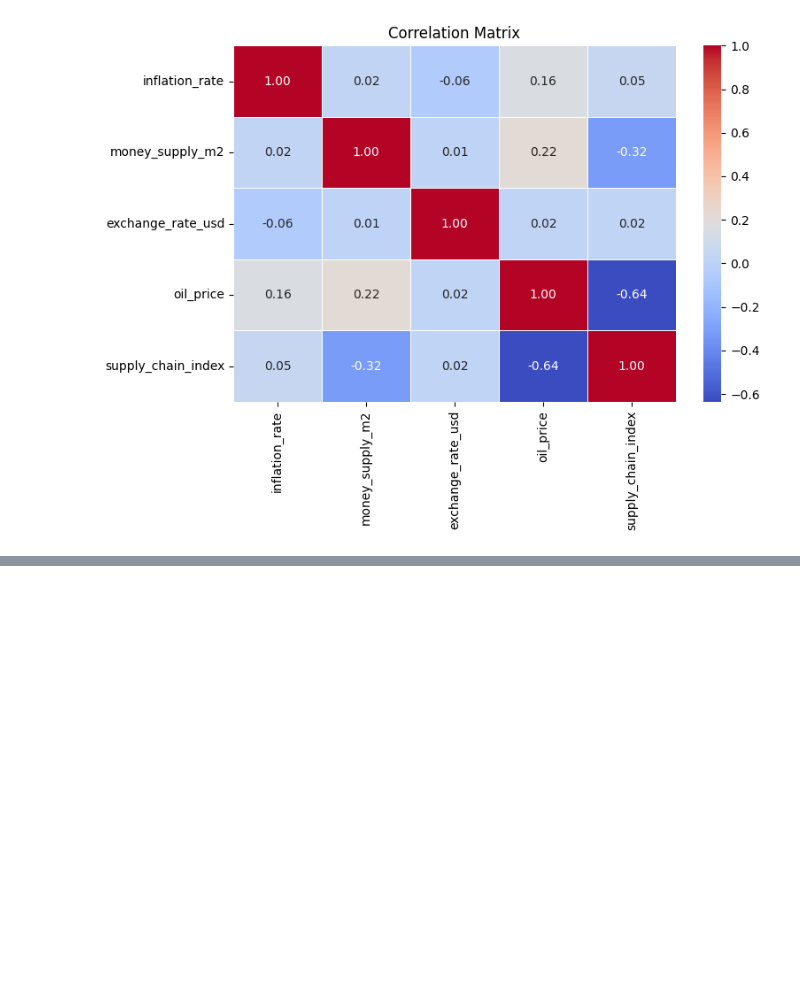
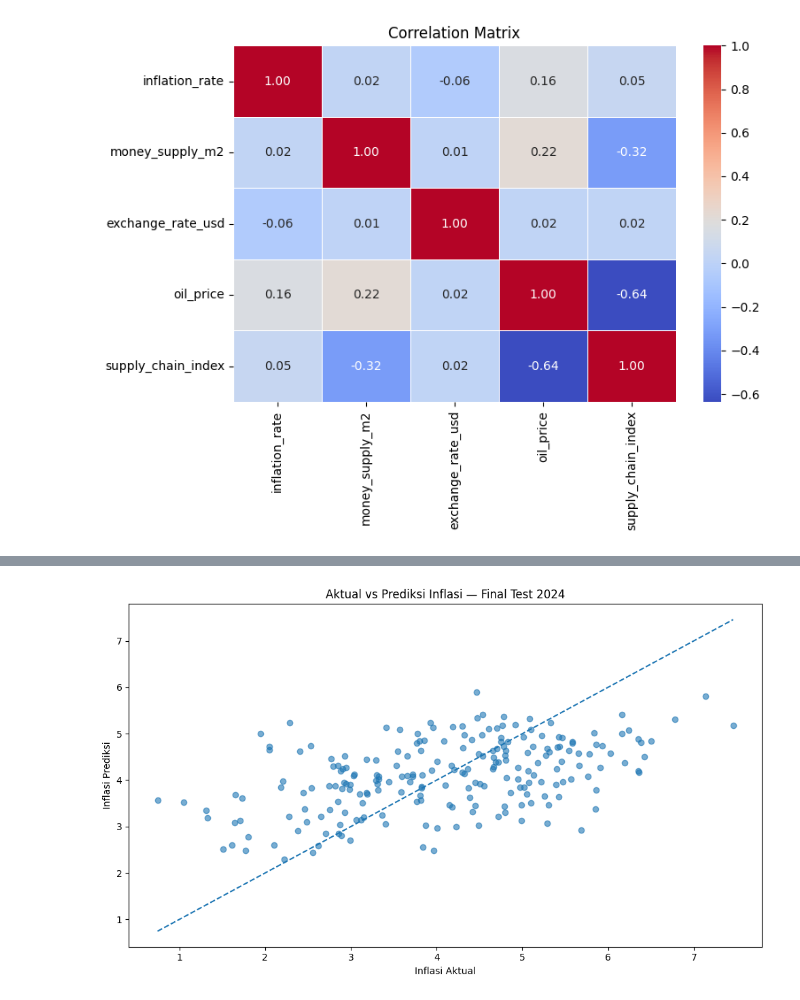
Before and after one commit to gesangamukti/global-inflation-analysis, a Jupyter notebook: globalinflationanalysispost-covid-eda-insight.ipynb, the cells around one changed output, grey strips where cells are left out. Drawn from its saved outputs; the diff is of its cells as text; code cells hidden in the pictures; blank space fills up the shorter version.

```diff
--- a/globalinflationanalysispost-covid-eda-insight.ipynb
+++ b/globalinflationanalysispost-covid-eda-insight.ipynb
@@ -430,0 +807,20 @@ plt.show()
+# %%
+# ============================================================
+# 9.9 DATASET FINAL UNTUK MODELING
+# ============================================================
+
+df_model = df_model.dropna(
+    subset=["target_inflation_next_month"]
+).copy()
+
+print("=== DATASET FINAL MODELING ===")
+print(f"Jumlah observasi : {len(df_model):,}")
+print(f"Jumlah kolom     : {len(df_model.columns)}")
+
+print("\nTanggal minimum:", df_model["date"].min())
+print("Tanggal maksimum:", df_model["date"].max())
+
+print("\nTarget kosong:", df_model["target_inflation_next_month"].isna().sum())
+
+print("\nObservasi per negara:")
+print(df_model.groupby("country").size().describe())
@@ -430,0 +3402,40 @@ plt.show()
+# %%
+# ============================================================
+# 22. AKTUAL VS PREDIKSI
+# ============================================================
+
+import matplotlib.pyplot as plt
+
+plt.figure(figsize=(10, 6))
+
+plt.scatter(
+    final_results[target_country],
+    final_results["prediction"],
+    alpha=0.6
+)
+
+# Garis ideal: prediksi = aktual
+min_value = min(
+    final_results[target_country].min(),
+    final_results["prediction"].min()
+)
+
+max_value = max(
+    final_results[target_country].max(),
+    final_results["prediction"].max()
+)
+
+plt.plot(
+    [min_value, max_value],
+    [min_value, max_value],
+    linestyle="--"
+)
+
+plt.xlabel("Inflasi Aktual")
+plt.ylabel("Inflasi Prediksi")
+plt.title("Aktual vs Prediksi Inflasi — Final Test 2024")
+
+plt.tight_layout()
+plt.show()
+# %% [output]
+[figure, added]
```
Also changed, not shown: parts of 74 cells of this notebook.
